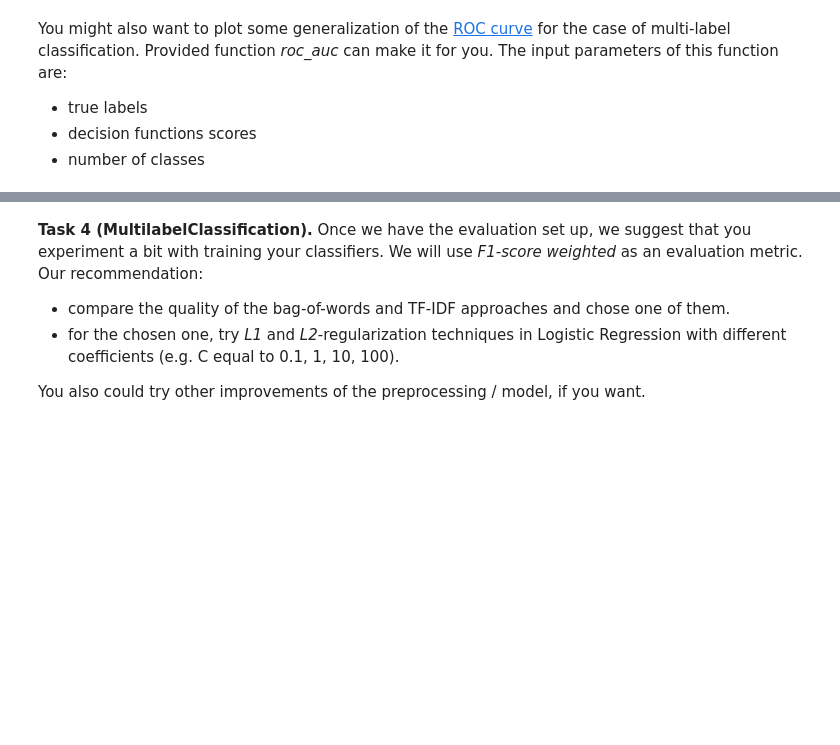
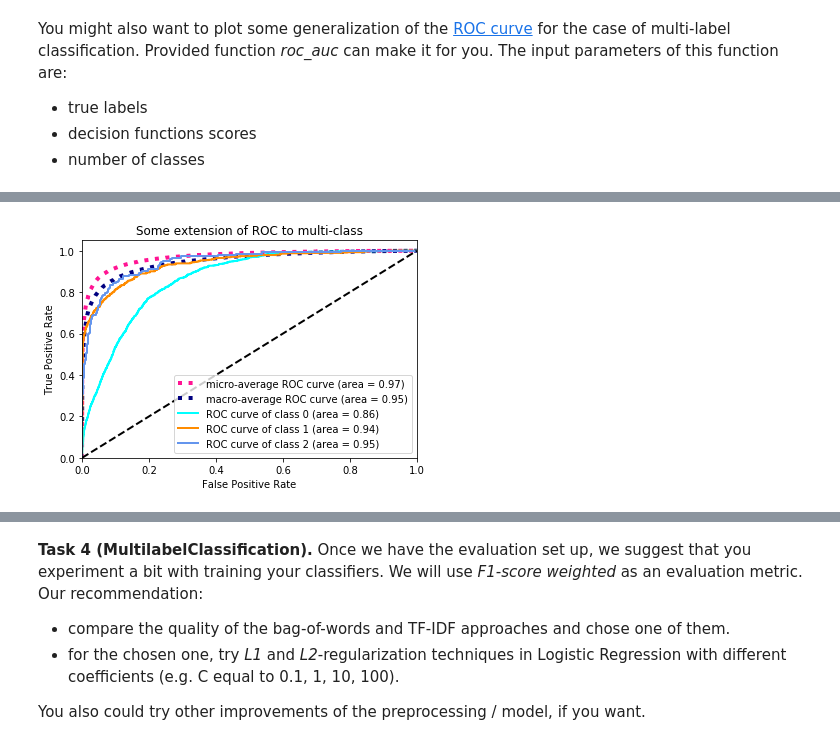
Before and after one commit to szalai1/random-projects, a Jupyter notebook: coursera/nlp/week1_MultilabelClassification.ipynb, the cells around one changed output, grey strips where cells are left out. Cells and saved outputs as stored; diff of their text form; code cells hidden in the pictures; blank space fills up the shorter version.

```diff
--- a/coursera/nlp/week1_MultilabelClassification.ipynb
+++ b/coursera/nlp/week1_MultilabelClassification.ipynb
@@ -248,12 +317,14 @@ def tfidf_features(X_train, X_val, X_test):
     # Transform the train, test, and val sets and return the result
 
 
-    tfidf_vectorizer = ####### YOUR CODE HERE #######
-
+    tfidf_vectorizer = TfidfVectorizer(token_pattern='(\S+)',ngram_range=(1,2), min_df=5,max_df=0.9 )
     ######################################
     ######### YOUR CODE HERE #############
     ######################################
-
+    tfidf_vectorizer.fit(X_train)
+    X_train = tfidf_vectorizer.transform(X_train)
+    X_val = tfidf_vectorizer.transform(X_val)
+    X_test = tfidf_vectorizer.transform(X_test)
     return X_train, X_val, X_test, tfidf_vectorizer.vocabulary_
 # %% [markdown]
 Once you have done text preprocessing, always have a look at the results. Be very careful at this step, because the performance of future models will drastically depend on it.
@@ -367,6 +546,8 @@ from metrics import roc_auc
 # %%
 n_classes = len(tags_counts)
-roc_auc(y_val, y_val_predicted_scores_mybag, n_classes)
+roc_auc(y_val, y_val_predicted_scores_tfidf, n_classes)
+# %% [output]
+[figure, added]
 # %%
 n_classes = len(tags_counts)
 roc_auc(y_val, y_val_predicted_scores_tfidf, n_classes)
```
Also changed, not shown: parts of 34 cells of this notebook.
